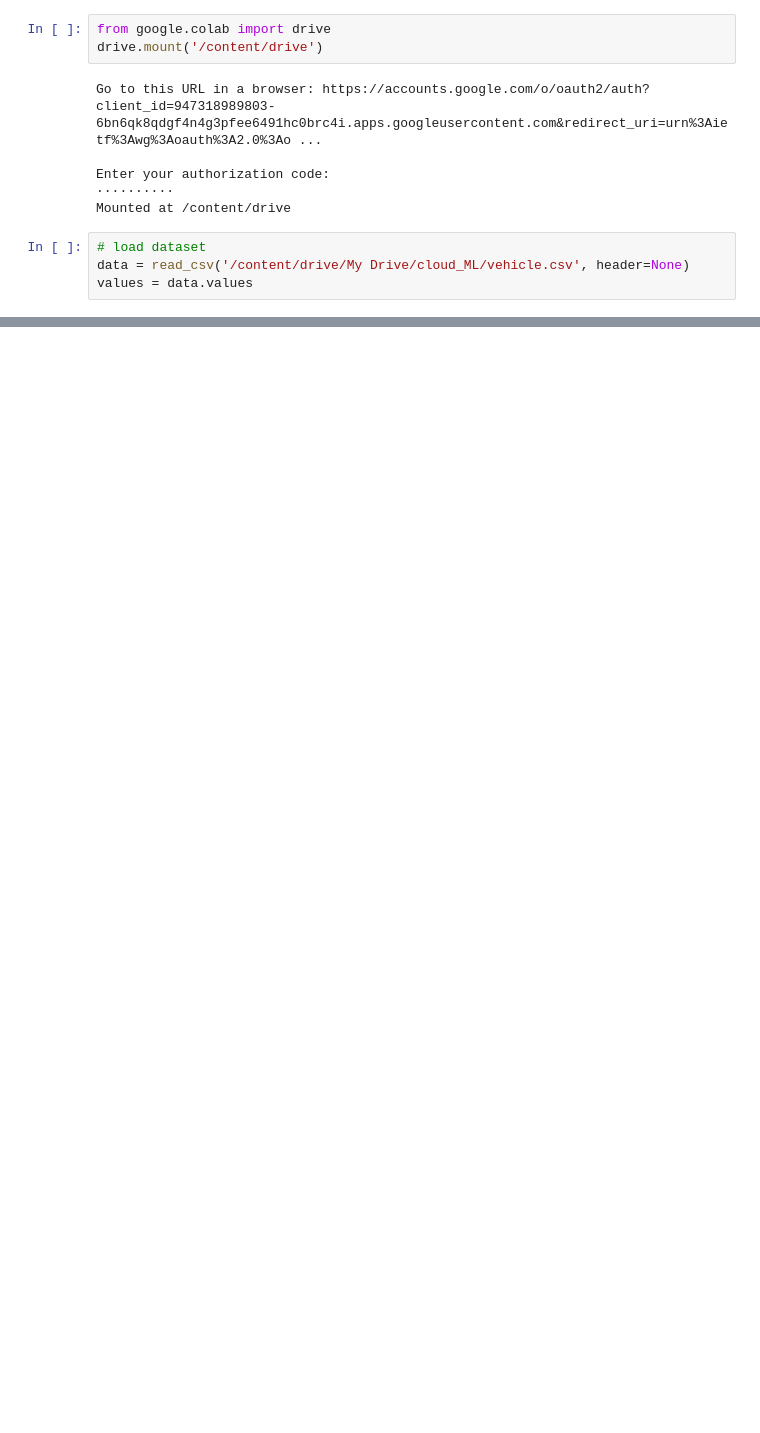
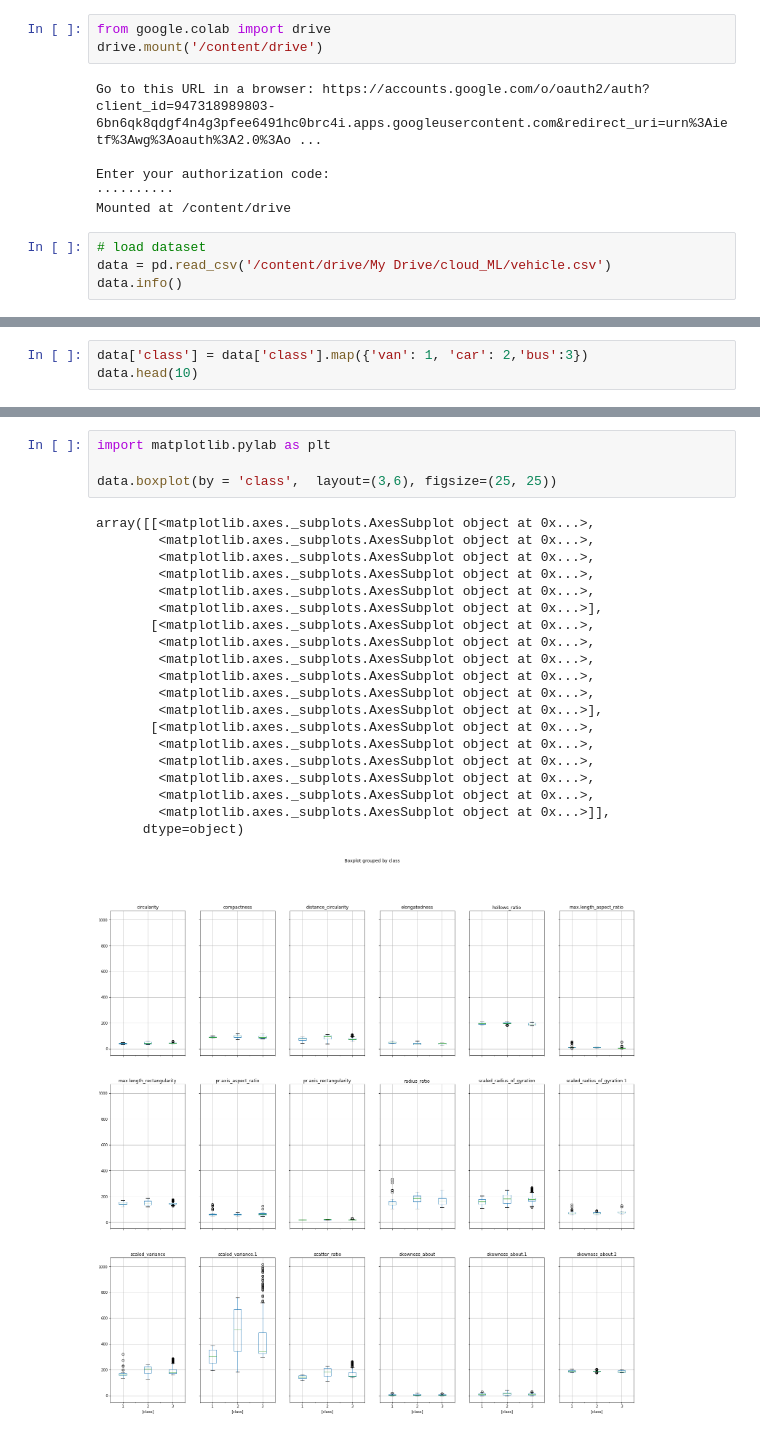
Before and after one commit to GreatLearningAIML1/bangalore-feb-batch-sanchanapradeep, a Jupyter notebook: Unsupervised Learning_R5_Project2.ipynb, the cells around one changed output, grey strips where cells are left out. Saved outputs shown, nothing was run; the diff lists cells and outputs as text; blank space fills up the shorter version.

```diff
--- a/Unsupervised Learning_R5_Project2.ipynb
+++ b/Unsupervised Learning_R5_Project2.ipynb
@@ -16,5 +17,5 @@ Enter your authorization code:
 Mounted at /content/drive
 # %%
 # load dataset
-data = read_csv('/content/drive/My Drive/cloud_ML/vehicle.csv', header=None)
-values = data.values
+data = pd.read_csv('/content/drive/My Drive/cloud_ML/vehicle.csv')
+data.info()
@@ -40,0 +40,3 @@ memory usage: 125.8+ KB
+# %%
+data['class'] = data['class'].map({'van': 1, 'car': 2,'bus':3})
+data.head(10)
@@ -40,0 +104,25 @@ memory usage: 125.8+ KB
+# %%
+import matplotlib.pylab as plt
+
+data.boxplot(by = 'class',  layout=(3,6), figsize=(25, 25))
+# %% [output]
+array([[<matplotlib.axes._subplots.AxesSubplot object at 0x...>,
+        <matplotlib.axes._subplots.AxesSubplot object at 0x...>,
+        <matplotlib.axes._subplots.AxesSubplot object at 0x...>,
+        <matplotlib.axes._subplots.AxesSubplot object at 0x...>,
+        <matplotlib.axes._subplots.AxesSubplot object at 0x...>,
+        <matplotlib.axes._subplots.AxesSubplot object at 0x...>],
+       [<matplotlib.axes._subplots.AxesSubplot object at 0x...>,
+        <matplotlib.axes._subplots.AxesSubplot object at 0x...>,
+        <matplotlib.axes._subplots.AxesSubplot object at 0x...>,
+        <matplotlib.axes._subplots.AxesSubplot object at 0x...>,
+        <matplotlib.axes._subplots.AxesSubplot object at 0x...>,
+        <matplotlib.axes._subplots.AxesSubplot object at 0x...>],
+       [<matplotlib.axes._subplots.AxesSubplot object at 0x...>,
+        <matplotlib.axes._subplots.AxesSubplot object at 0x...>,
+        <matplotlib.axes._subplots.AxesSubplot object at 0x...>,
+        <matplotlib.axes._subplots.AxesSubplot object at 0x...>,
+        <matplotlib.axes._subplots.AxesSubplot object at 0x...>,
+        <matplotlib.axes._subplots.AxesSubplot object at 0x...>]],
+      dtype=object)
+[figure, added]
```
Also changed, not shown: parts of 14 cells of this notebook.
